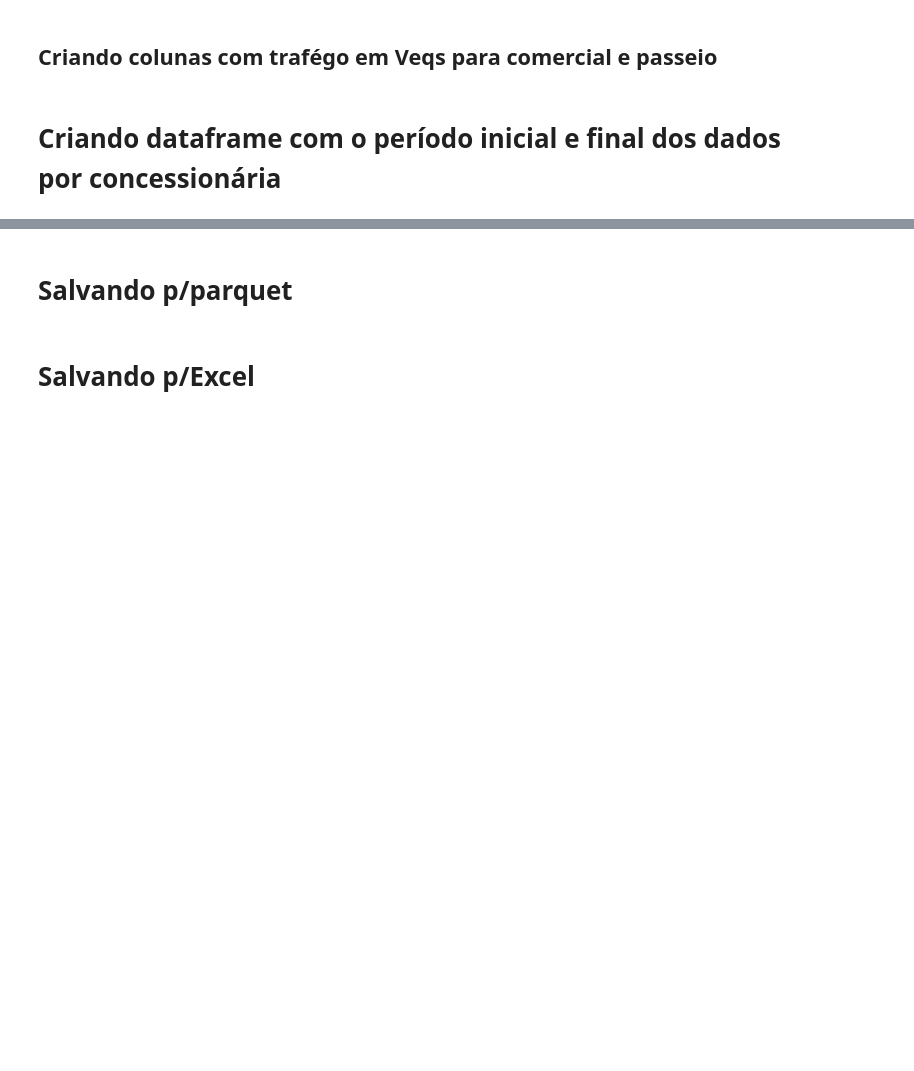
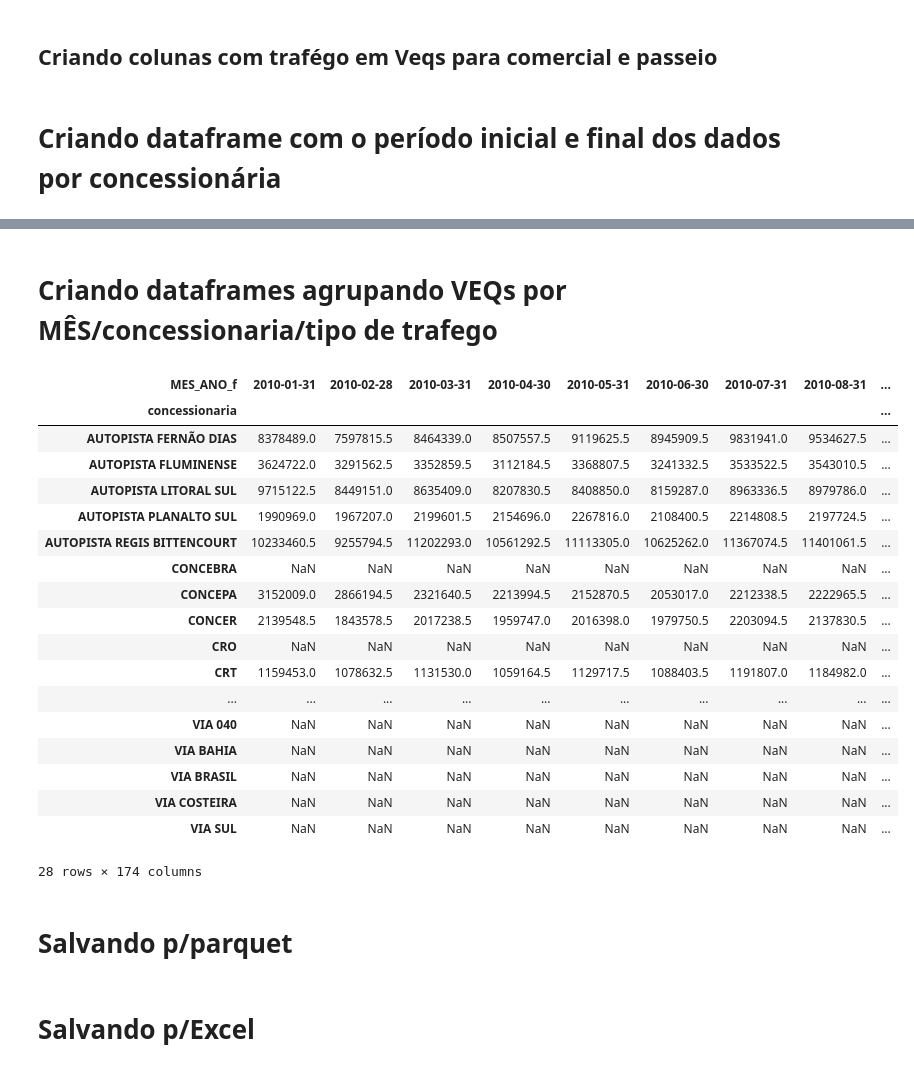
Before and after one commit to andreacmartins/infra-data, a Jupyter notebook: scripts/consolidacao-dados-trafego.ipynb, the cells around one changed output, grey strips where cells are left out. Cells and saved outputs as stored; diff of their text form; code cells hidden in the pictures; blank space fills up the shorter version.

Commit message:
dados de trafego e pib mensais. OBS: pib mensal vem do trimestral interpolado. Trafego mensal ainda nao dessazonalizado

```diff
--- a/scripts/consolidacao-dados-trafego.ipynb
+++ b/scripts/consolidacao-dados-trafego.ipynb
@@ -308,3 +259,40 @@ for col in cols_veqs:
+# %% [markdown]
+# Criando dataframes agrupando VEQs por MÊS/concessionaria/tipo de trafego
+# %%
+# Criando uma coluna agrupando todos os registros em um mes ano para o final do mes para groupby
+df_trafego['MES_ANO_f'] = pd.to_datetime(df_trafego['mes_ano'], format='%m/%Y')
+df_trafego['MES_ANO_f'] = df_trafego['MES_ANO_f'].dt.to_period('M').dt.to_timestamp('M').dt.date
+# %%
+dict_veqs_mensal = {}
+for col in cols_veqs:
+    dict_veqs_mensal[col] = df_trafego.pivot_table(
+        index='concessionaria',
+        columns='MES_ANO_f',
+        values=col,
+        aggfunc='sum'
+        )
+# %%
+dict_veqs_mensal['VEQS_TOTAL']
+# %% [output]
+| MES_ANO_f | 2010-01-31 | 2010-02-28 | 2010-03-31 | 2010-04-30 | 2010-05-31 | 2010-06-30 | 2010-07-31 | 2010-08-31 | ... |
+| concessionaria |  |  |  |  |  |  |  |  | ... |
+| AUTOPISTA FERNÃO DIAS | 8378489.0 | 7597815.5 | 8464339.0 | 8507557.5 | 9119625.5 | 8945909.5 | 9831941.0 | 9534627.5 | ... |
+| AUTOPISTA FLUMINENSE | 3624722.0 | 3291562.5 | 3352859.5 | 3112184.5 | 3368807.5 | 3241332.5 | 3533522.5 | 3543010.5 | ... |
+| AUTOPISTA LITORAL SUL | 9715122.5 | 8449151.0 | 8635409.0 | 8207830.5 | 8408850.0 | 8159287.0 | 8963336.5 | 8979786.0 | ... |
+| AUTOPISTA PLANALTO SUL | 1990969.0 | 1967207.0 | 2199601.5 | 2154696.0 | 2267816.0 | 2108400.5 | 2214808.5 | 2197724.5 | ... |
+| AUTOPISTA REGIS BITTENCOURT | 10233460.5 | 9255794.5 | 11202293.0 | 10561292.5 | 11113305.0 | 10625262.0 | 11367074.5 | 11401061.5 | ... |
+| CONCEBRA | NaN | NaN | NaN | NaN | NaN | NaN | NaN | NaN | ... |
+| CONCEPA | 3152009.0 | 2866194.5 | 2321640.5 | 2213994.5 | 2152870.5 | 2053017.0 | 2212338.5 | 2222965.5 | ... |
+| CONCER | 2139548.5 | 1843578.5 | 2017238.5 | 1959747.0 | 2016398.0 | 1979750.5 | 2203094.5 | 2137830.5 | ... |
+| CRO | NaN | NaN | NaN | NaN | NaN | NaN | NaN | NaN | ... |
+| CRT | 1159453.0 | 1078632.5 | 1131530.0 | 1059164.5 | 1129717.5 | 1088403.5 | 1191807.0 | 1184982.0 | ... |
+| ... | ... | ... | ... | ... | ... | ... | ... | ... | ... |
+| VIA 040 | NaN | NaN | NaN | NaN | NaN | NaN | NaN | NaN | ... |
+| VIA BAHIA | NaN | NaN | NaN | NaN | NaN | NaN | NaN | NaN | ... |
+| VIA BRASIL | NaN | NaN | NaN | NaN | NaN | NaN | NaN | NaN | ... |
+| VIA COSTEIRA | NaN | NaN | NaN | NaN | NaN | NaN | NaN | NaN | ... |
+| VIA SUL | NaN | NaN | NaN | NaN | NaN | NaN | NaN | NaN | ... |
+28 rows × 174 columns
 # %% [markdown]
 # Salvando p/parquet
 # %%
```
Also changed, not shown: parts of 11 cells of this notebook, 8 other files.
